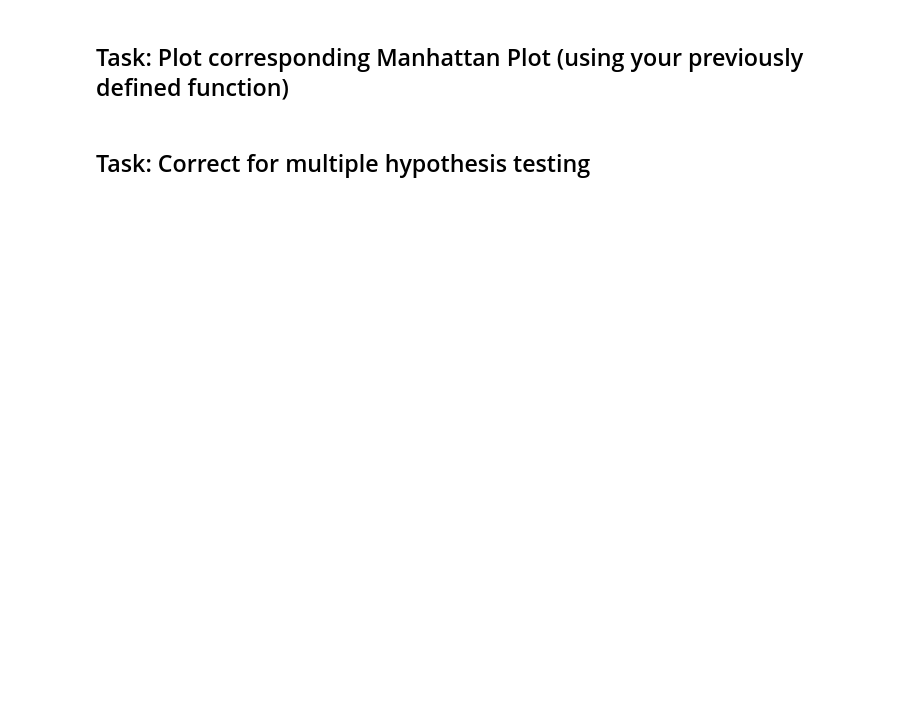
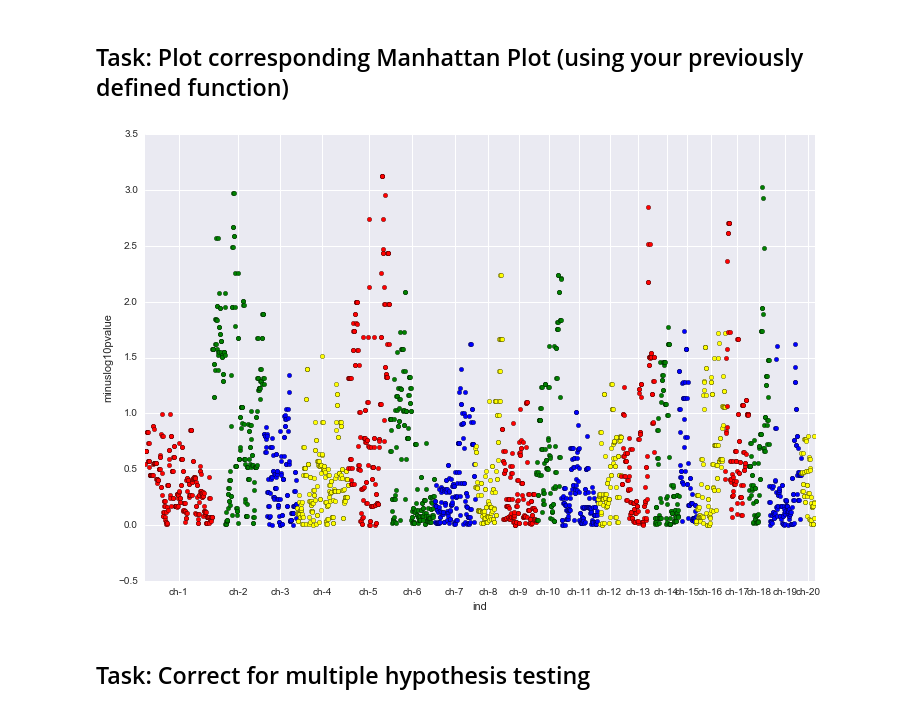
Before and after one commit to Telocontar/IntegratedBioinformatics, a Jupyter notebook: notebooks/Day3_GWAS_part1.ipynb, the cells around one changed output. Cells and saved outputs as stored; diff of their text form; code cells hidden in the pictures; blank space fills up the shorter version.

```diff
--- a/notebooks/Day3_GWAS_part1.ipynb
+++ b/notebooks/Day3_GWAS_part1.ipynb
@@ -668,7 +625,0 @@ print(resulting_df)
-# %%
-test_dict = {}
-for i in range(1,21):
-    temp = list(1,2,3)
-    test_dict.append(i : temp)
-
-print(test_dict)
@@ -852,2 +819,4 @@ All of the phenotype data provided in the multi-omics publication is actually no
 # %% [markdown]
 ## Task: Load Phenotype spreadsheets from paper supplement
+# %%
+phenotype_df = pd.read_excel("data/phenotype.xlsx", sheetname=None, na_values='x')
@@ -855,0 +957,2 @@ All of the phenotype data provided in the multi-omics publication is actually no
+# %%
+cold_decrease_result = pearson_r_test_multiple(phenotype_df, genotype_df_mapped, "ColdTest", "CD_Decrease_0-3H_[%]")
@@ -856,4 +980,34 @@ All of the phenotype data provided in the multi-omics publication is actually no
 # %% [markdown]
 ## Task: Plot corresponding Manhattan Plot (using your previously defined function)
+# %%
+def manhattan_plot(resulting_df_):
+
+    # -log_10(pvalue)
+    resulting_df_['minuslog10pvalue'] = -np.log10(resulting_df_.pvalue)
+    resulting_df_.chromosome = resulting_df_.chromosome.astype('category')
+    resulting_df_.chromosome = resulting_df_.chromosome.cat.set_categories(['ch-%i' % i for i in range(1,21)], ordered=True)
+    resulting_df_ = resulting_df_.sort_values('chromosome')
+
+    # How to plot gene vs. -log10(pvalue) and colour it by chromosome?
+    resulting_df_['ind'] = range(len(resulting_df_))
+    resulting_df__grouped_ = resulting_df_.groupby(('chromosome'))
+
+
+    fig = plt.figure(figsize=(12,8))
+    ax = fig.add_subplot(111)
+    colors = ['red','green','blue', 'yellow']
+    x_labels = []
+    x_labels_pos = []
+    for num, (name, group) in enumerate(resulting_df__grouped_):
+        group.plot(kind='scatter', x='ind', y='minuslog10pvalue',color=colors[num % len(colors)], ax=ax)
+        x_labels.append(name)
+        x_labels_pos.append((group['ind'].iloc[-1] - (group['ind'].iloc[-1] - group['ind'].iloc[0])/2))
+    ax.set_xticks(x_labels_pos)
+    ax.set_xticklabels(x_labels)
+    ax.set_xlim([0, len(resulting_df_)])
+# %%
+manhattan_plot(cold_decrease_result)
+# %% [output]
+[figure, added]
 # %% [markdown]
 ## Task: Correct for multiple hypothesis testing
```
Also changed, not shown: parts of 47 cells of this notebook.
